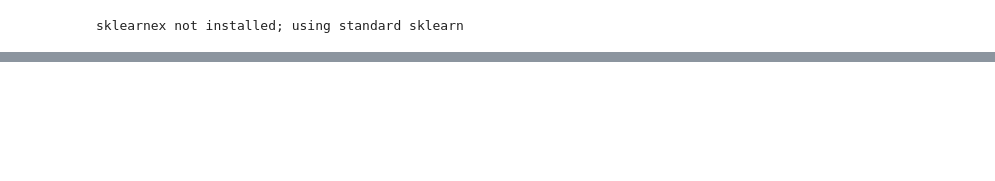
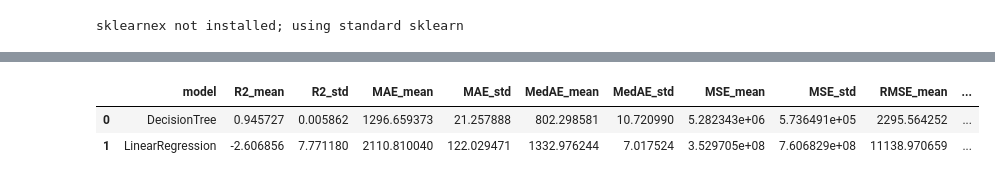
Before and after one commit to hasandwicahyono/UsedCarPricePrediction, a Jupyter notebook: model_works_refactored.ipynb, the cells around one changed output, grey strips where cells are left out. Drawn from its saved outputs; the diff is of its cells as text; code cells hidden in the pictures; blank space fills up the shorter version.

```diff
--- a/model_works_refactored.ipynb
+++ b/model_works_refactored.ipynb
@@ -34,16 +28,25 @@ data_cfg = DataReadConfig(
     root_dir="Dataset/data",
     recursive=True,
     exclude_filenames=["cclass.csv", "unclean focus.csv","unclean cclass.csv","focus.csv"],  # the excluded files
-    add_source_column=True,
-    encoding="utf-8",
+    add_source_column=False,        # enable this to make additional column filled with the original taken filenames
 )
+# %%
+cfg = ExperimentConfig(
+    outer_folds=5,
+    inner_folds=5,
+    n_trials=40,
+    seed=42,
+    log_target=True
+)
 # %%
 models = ["LinearRegression", "DecisionTree", "RandomForest", "SVR", "XGBoost", "NeuralNetwork"]
 # %%
 exp = ExperimentFacade.from_folder(
     data_cfg=data_cfg,
-    schema=schema,
+    target="price",
     cfg=cfg,
     model_names=models,
     hparam_json="config/hyperparams.json"
 )
+
+# model,year,price,transmission,mileage,fuelType,tax,mpg,engineSize
@@ -91,6 +112,12 @@ def plot_model_comparison(df_summary, plot_manager=None):
     if plot_manager is not None:
         plot_manager.save("model_comparison_r2")
     plt.show()
+# %%
+exp.summary()
+# %% [output]
+|  | model | R2_mean | R2_std | MAE_mean | MAE_std | MedAE_mean | MedAE_std | MSE_mean | MSE_std | RMSE_mean | ... |
+| 0 | DecisionTree | 0.945727 | 0.005862 | 1296.659373 | 21.257888 | 802.298581 | 10.720990 | 5.282343e+06 | 5.736491e+05 | 2295.564252 | ... |
+| 1 | LinearRegression | -2.606856 | 7.771180 | 2110.810040 | 122.029471 | 1332.976244 | 7.017524 | 3.529705e+08 | 7.606829e+08 | 11138.970659 | ... |
 # %%
 
 pm = PlotManager("outputs/figures/metrics")
```
Also changed, not shown: parts of 12 cells of this notebook, 17 other files.
